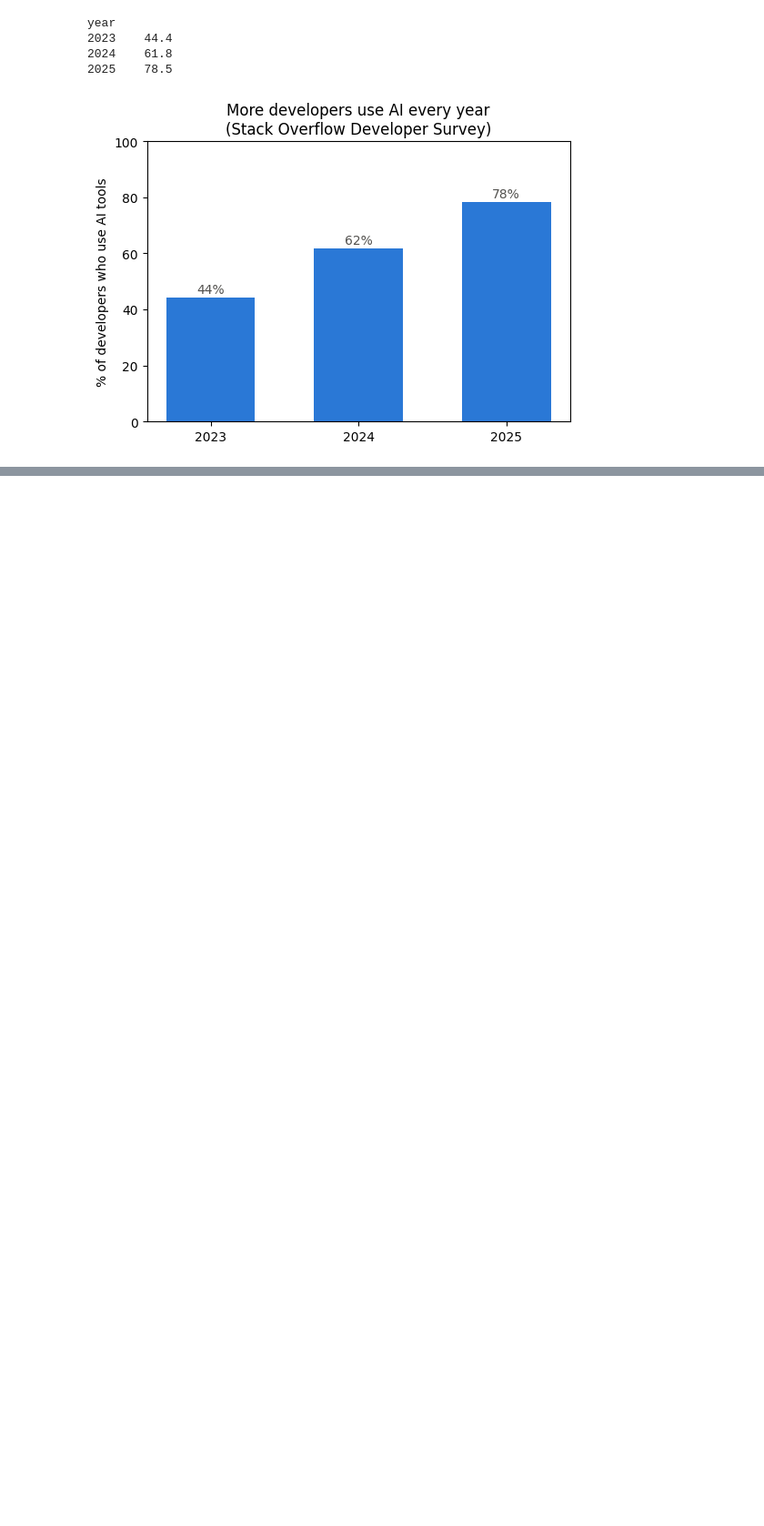
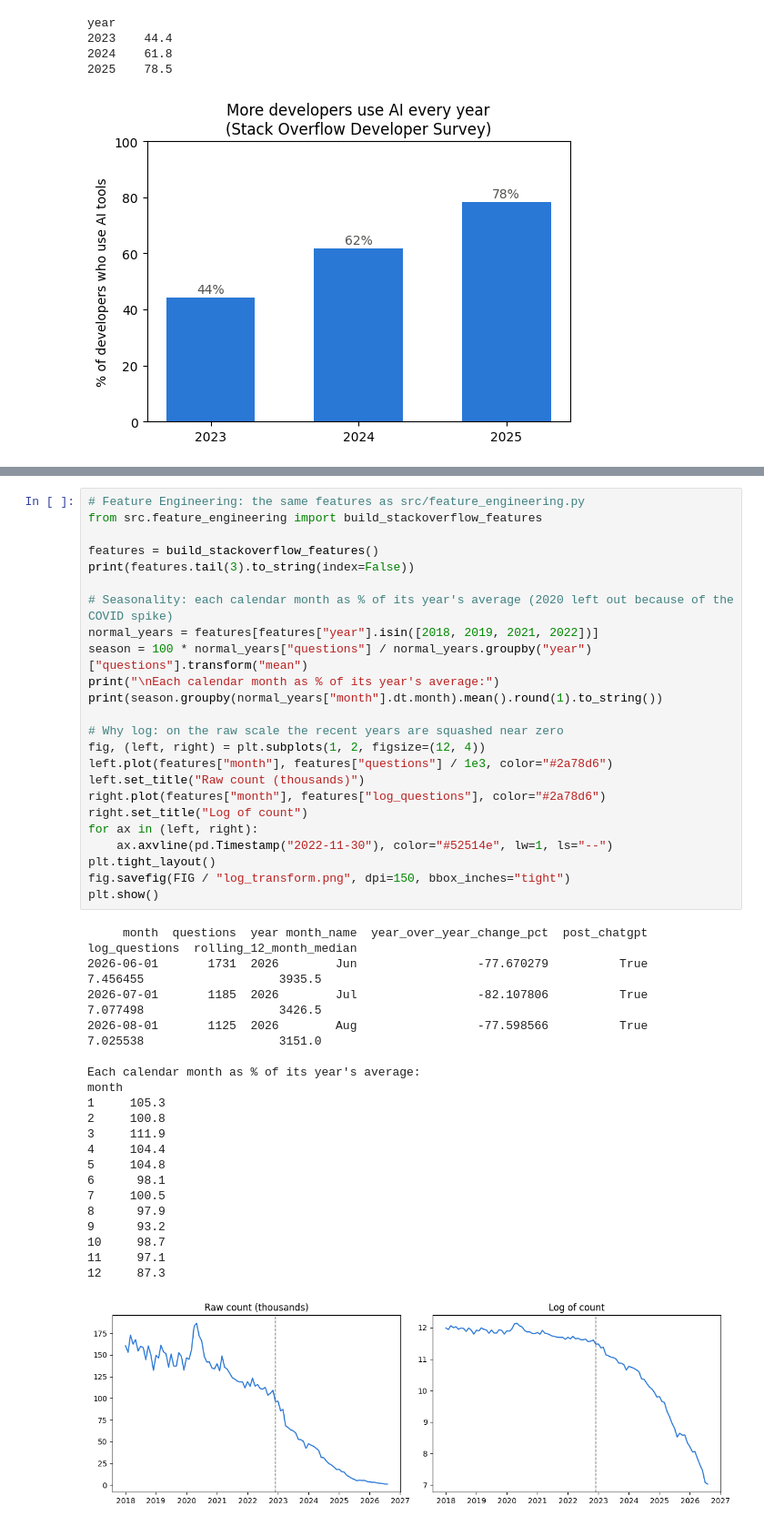
Before and after one commit to sz381/aipi510_hp1, a Jupyter notebook: src/eda.ipynb, the cells around one changed output, grey strips where cells are left out. Shown at 91% size. Drawn from its saved outputs; the diff is of its cells as text; blank space fills up the shorter version.

```diff
--- a/src/eda.ipynb
+++ b/src/eda.ipynb
@@ -231 +448,46 @@ year
+# %%
+# Feature Engineering: the same features as src/feature_engineering.py
+from src.feature_engineering import build_stackoverflow_features
+
+features = build_stackoverflow_features()
+print(features.tail(3).to_string(index=False))
+
+# Seasonality: each calendar month as % of its year's average (2020 left out because of the COVID spike)
+normal_years = features[features["year"].isin([2018, 2019, 2021, 2022])]
+season = 100 * normal_years["questions"] / normal_years.groupby("year")["questions"].transform("mean")
+print("\nEach calendar month as % of its year's average:")
+print(season.groupby(normal_years["month"].dt.month).mean().round(1).to_string())
+
+# Why log: on the raw scale the recent years are squashed near zero
+fig, (left, right) = plt.subplots(1, 2, figsize=(12, 4))
+left.plot(features["month"], features["questions"] / 1e3, color="#2a78d6")
+left.set_title("Raw count (thousands)")
+right.plot(features["month"], features["log_questions"], color="#2a78d6")
+right.set_title("Log of count")
+for ax in (left, right):
+    ax.axvline(pd.Timestamp("2022-11-30"), color="#52514e", lw=1, ls="--")
+plt.tight_layout()
+fig.savefig(FIG / "log_transform.png", dpi=150, bbox_inches="tight")
+plt.show()
+# %% [output]
+     month  questions  year month_name  year_over_year_change_pct  post_chatgpt  log_questions  rolling_12_month_median
+2026-06-01       1731  2026        Jun                 -77.670279          True       7.456455                   3935.5
+2026-07-01       1185  2026        Jul                 -82.107806          True       7.077498                   3426.5
+2026-08-01       1125  2026        Aug                 -77.598566          True       7.025538                   3151.0
+
+Each calendar month as % of its year's average:
+month
+1     105.3
+2     100.8
+3     111.9
+4     104.4
+5     104.8
+6      98.1
+7     100.5
+8      97.9
+9      93.2
+10     98.7
+11     97.1
+12     87.3
+[figure, added]
 # %%
```
Also changed, not shown: parts of 27 cells of this notebook, 8 other files.
